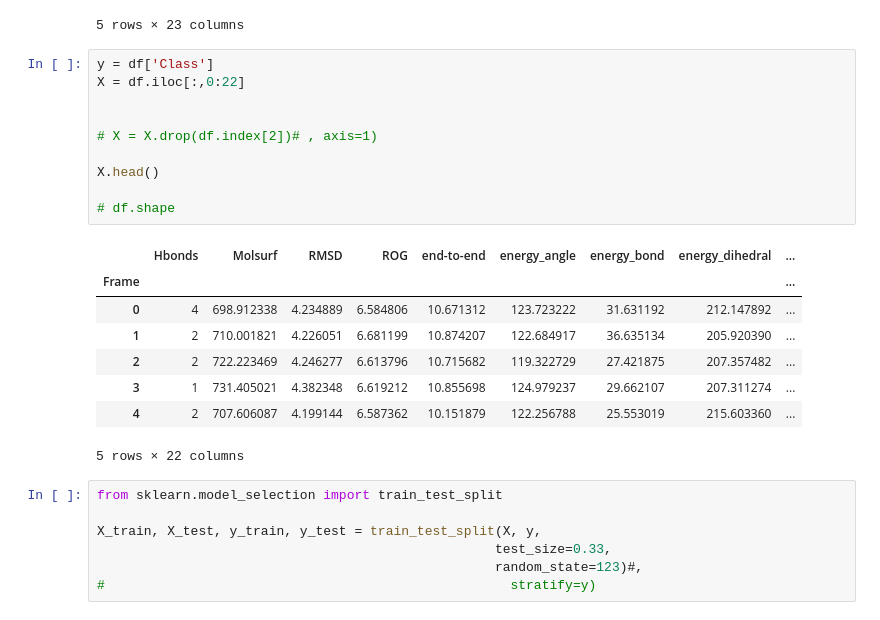
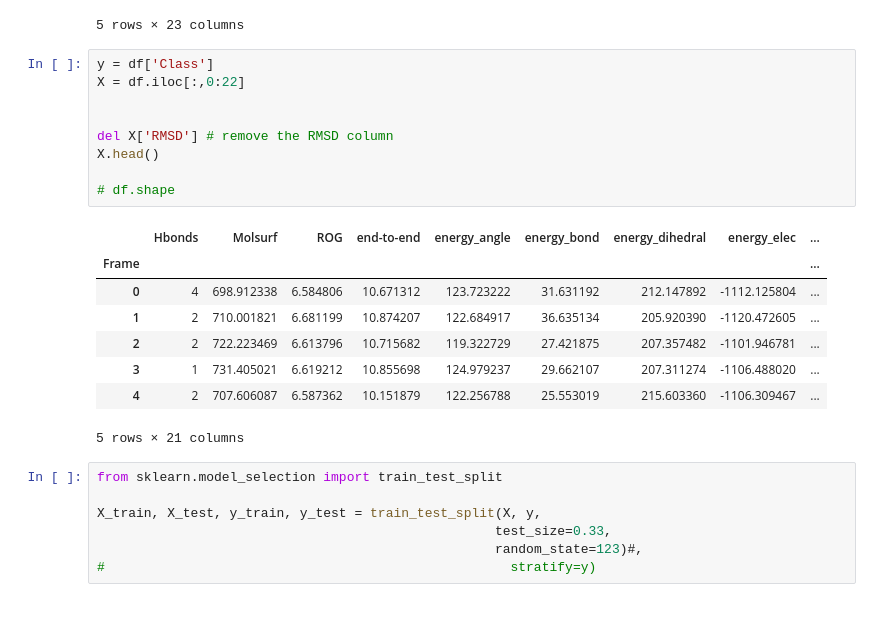
Before and after one commit to INASIC/conus-exogenomics, a Jupyter notebook: machine_learning/analysis/Exploratory Analysis - Rashid's MD Dataset.ipynb, the cells around one changed output. Cells and saved outputs as stored; diff of their text form.

```diff
--- a/machine_learning/analysis/Exploratory Analysis - Rashid's MD Dataset.ipynb
+++ b/machine_learning/analysis/Exploratory Analysis - Rashid's MD Dataset.ipynb
@@ -208,22 +219,21 @@ df.head()
 # %%
 y = df['Class']
 X = df.iloc[:,0:22]
 
 
-# X = X.drop(df.index[2])# , axis=1)
-
+del X['RMSD'] # remove the RMSD column
 X.head()
 
 # df.shape
 # %% [output]
-|  | Hbonds | Molsurf | RMSD | ROG | end-to-end | energy_angle | energy_bond | energy_dihedral | ... |
+|  | Hbonds | Molsurf | ROG | end-to-end | energy_angle | energy_bond | energy_dihedral | energy_elec | ... |
 | Frame |  |  |  |  |  |  |  |  | ... |
-| 0 | 4 | 698.912338 | 4.234889 | 6.584806 | 10.671312 | 123.723222 | 31.631192 | 212.147892 | ... |
-| 1 | 2 | 710.001821 | 4.226051 | 6.681199 | 10.874207 | 122.684917 | 36.635134 | 205.920390 | ... |
-| 2 | 2 | 722.223469 | 4.246277 | 6.613796 | 10.715682 | 119.322729 | 27.421875 | 207.357482 | ... |
-| 3 | 1 | 731.405021 | 4.382348 | 6.619212 | 10.855698 | 124.979237 | 29.662107 | 207.311274 | ... |
-| 4 | 2 | 707.606087 | 4.199144 | 6.587362 | 10.151879 | 122.256788 | 25.553019 | 215.603360 | ... |
+| 0 | 4 | 698.912338 | 6.584806 | 10.671312 | 123.723222 | 31.631192 | 212.147892 | -1112.125804 | ... |
+| 1 | 2 | 710.001821 | 6.681199 | 10.874207 | 122.684917 | 36.635134 | 205.920390 | -1120.472605 | ... |
+| 2 | 2 | 722.223469 | 6.613796 | 10.715682 | 119.322729 | 27.421875 | 207.357482 | -1101.946781 | ... |
+| 3 | 1 | 731.405021 | 6.619212 | 10.855698 | 124.979237 | 29.662107 | 207.311274 | -1106.488020 | ... |
+| 4 | 2 | 707.606087 | 6.587362 | 10.151879 | 122.256788 | 25.553019 | 215.603360 | -1106.309467 | ... |
-5 rows × 22 columns
+5 rows × 21 columns
 # %%
 from sklearn.model_selection import train_test_split
 
```
Also changed, not shown: parts of 26 cells of this notebook.
